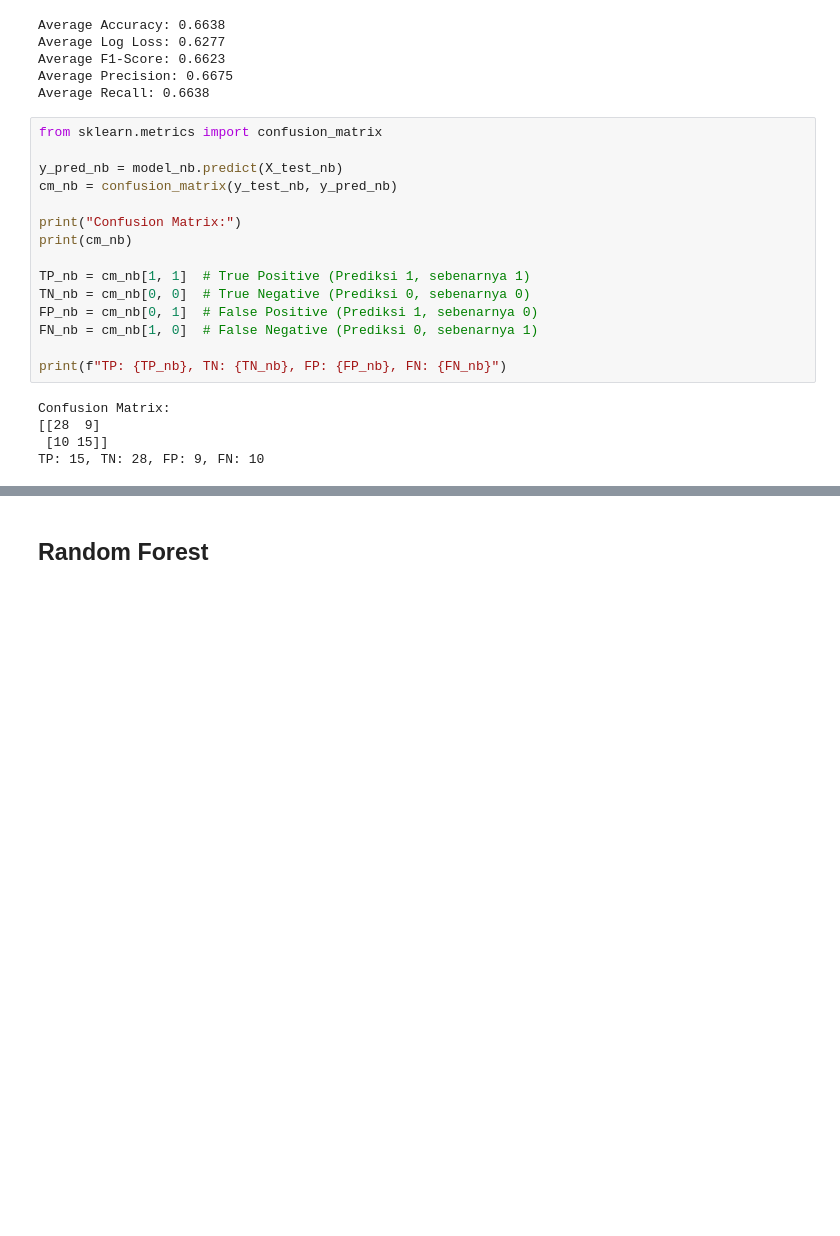
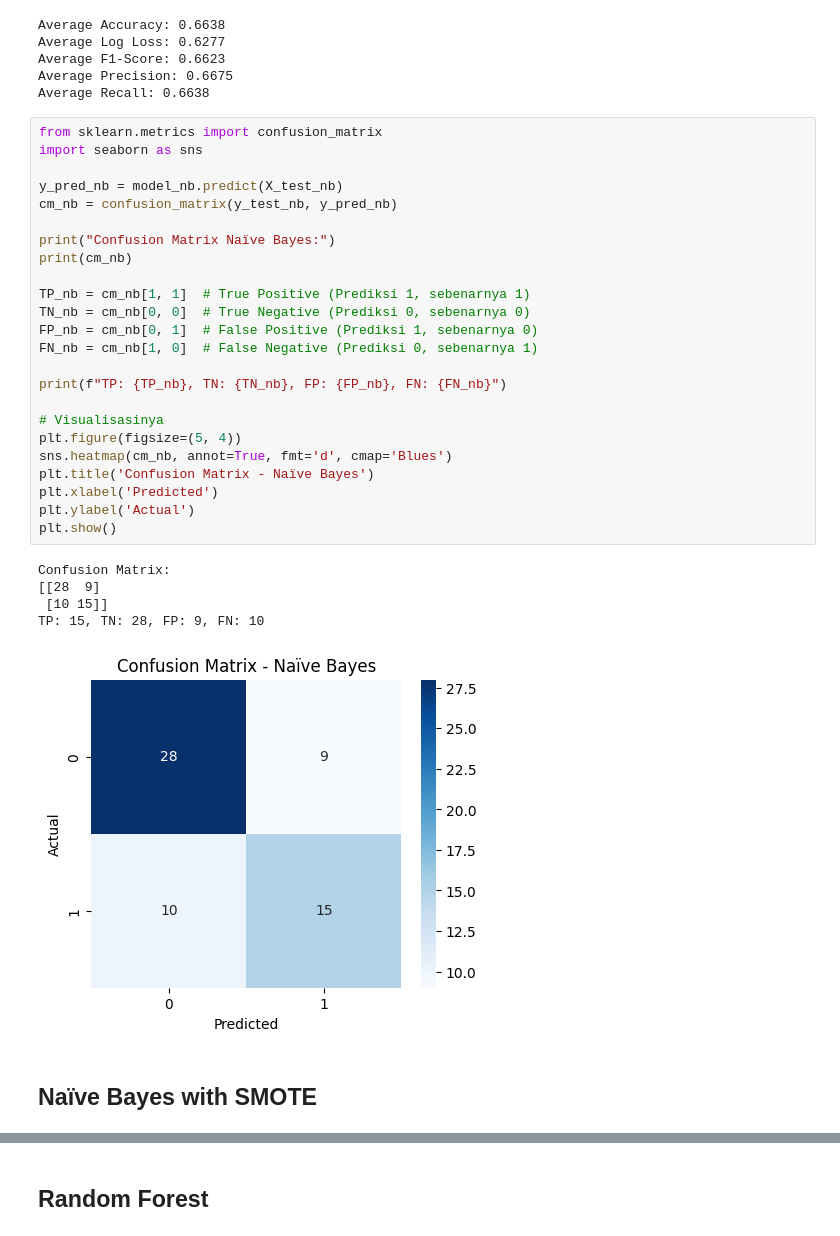
Before and after one commit to yuemway/Prediksi-Penyakit-Jantung, a Jupyter notebook: model/models.ipynb, the cells around one changed output, grey strips where cells are left out. Saved outputs shown, nothing was run; the diff lists cells and outputs as text; blank space fills up the shorter version.

```diff
--- a/model/models.ipynb
+++ b/model/models.ipynb
@@ -165,21 +168,33 @@ Average Precision: 0.6675
 Average Recall: 0.6638
 # %%
 from sklearn.metrics import confusion_matrix
+import seaborn as sns
 
 y_pred_nb = model_nb.predict(X_test_nb)
 cm_nb = confusion_matrix(y_test_nb, y_pred_nb)
 
-print("Confusion Matrix:")
+print("Confusion Matrix Naïve Bayes:")
 print(cm_nb)
 
 TP_nb = cm_nb[1, 1]  # True Positive (Prediksi 1, sebenarnya 1)
 TN_nb = cm_nb[0, 0]  # True Negative (Prediksi 0, sebenarnya 0)
 FP_nb = cm_nb[0, 1]  # False Positive (Prediksi 1, sebenarnya 0)
 FN_nb = cm_nb[1, 0]  # False Negative (Prediksi 0, sebenarnya 1)
 
 print(f"TP: {TP_nb}, TN: {TN_nb}, FP: {FP_nb}, FN: {FN_nb}")
+
+# Visualisasinya
+plt.figure(figsize=(5, 4))
+sns.heatmap(cm_nb, annot=True, fmt='d', cmap='Blues')
+plt.title('Confusion Matrix - Naïve Bayes')
+plt.xlabel('Predicted')
+plt.ylabel('Actual')
+plt.show()
 # %% [output]
 Confusion Matrix:
 [[28  9]
  [10 15]]
 TP: 15, TN: 28, FP: 9, FN: 10
+[figure, added]
+# %% [markdown]
+## Naïve Bayes with SMOTE
```
Also changed, not shown: parts of 23 cells of this notebook, 4 other files.
